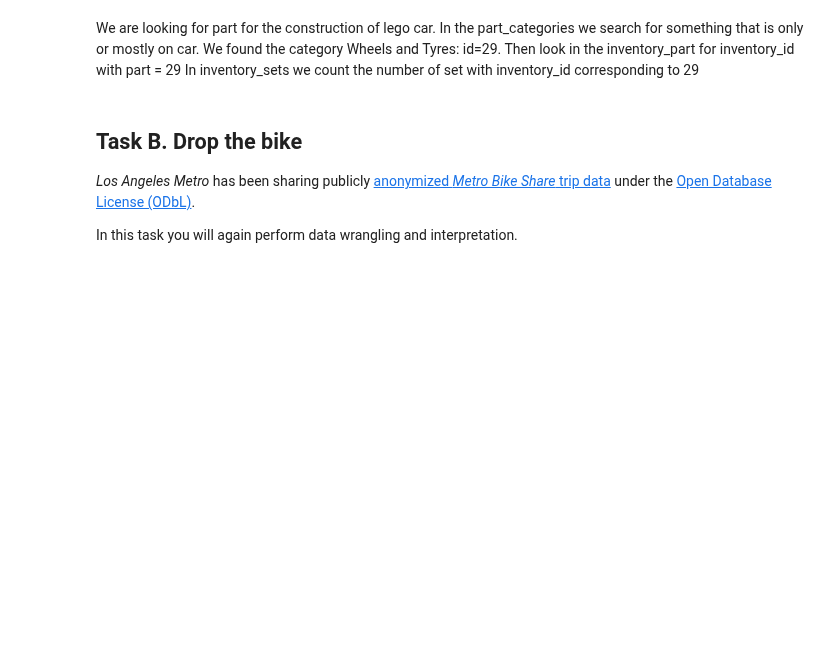
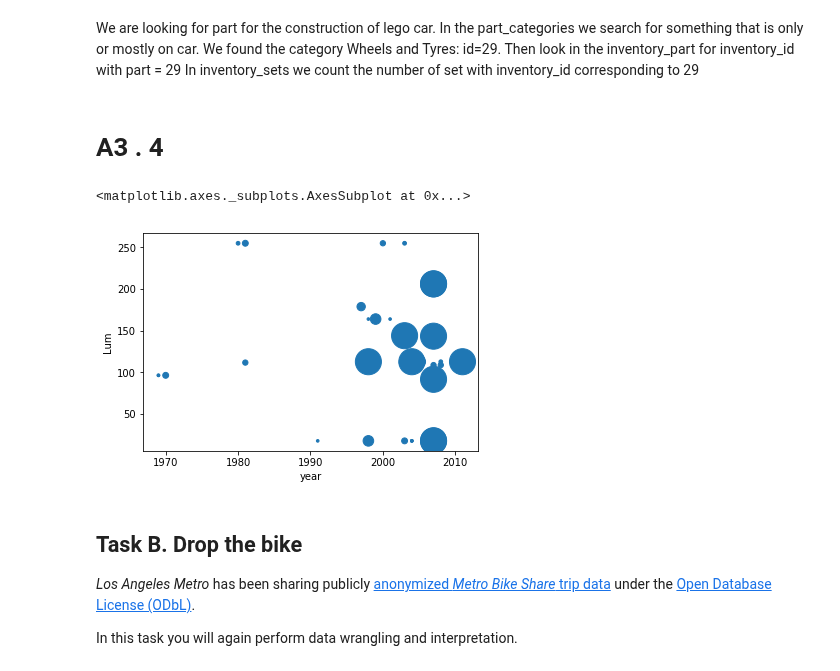
Before and after one commit to Apiquet/ADA_EPFL, a Jupyter notebook: ADA2018-Homework-master/01 - Pandas and Data Wrangling/Exercise 1.ipynb, the cells around one changed output. Cells and saved outputs as stored; diff of their text form; code cells hidden in the pictures; blank space fills up the shorter version.

```diff
--- a/ADA2018-Homework-master/01 - Pandas and Data Wrangling/Exercise 1.ipynb
+++ b/ADA2018-Homework-master/01 - Pandas and Data Wrangling/Exercise 1.ipynb
@@ -9,7 +9,7 @@ import numpy as np
 import matplotlib.pyplot as plt
 import seaborn as sns
 # %%
-DATA_FOLDER = r'C:/Users/Manana/Documents/GitHub/ADA_EPFL/ADA2018-Homework-master/01 - Pandas and Data Wrangling/data'
+DATA_FOLDER = r'C:\Users\antho\Documents\GitHub\ADA_EPFL\ADA2018-Homework-master/01 - Pandas and Data Wrangling/data'
 # %% [markdown]
 ## Task A. Another LEGO brick in the wall
 
@@ -283,13 +318,36 @@ groupby_sets
 #keeping only the color the most used for each set
 groupby_sets = inventory_color_filtered.groupby(['set_id','name']).set_id.count().reset_index(name="count")
 index = groupby_sets.groupby(['set_id'])['count'].transform(max) == groupby_sets['count']
-groupby_sets[index]
+color_sets = groupby_sets[index]
 # %% [markdown]
 We are looking for part for the construction of lego car.
 In the part_categories we search for something that is only or mostly on car.
 We found the category Wheels and Tyres: id=29.
 Then look in the inventory_part for inventory_id with part = 29
 In inventory_sets we count the number of set with inventory_id corresponding to 29
+# %% [markdown]
+
+#    A3 . 4    #
+# %%
+#merge the dataframe above with corresponding rbg to the name of the color
+color_set_rgb = pd.merge(color_sets, colors, how='inner',left_on=['name'], right_on=['name'])
+#Merge the dataframe above with sets, to get year for each set_id
+color_set_rgb_year =  pd.merge(color_set_rgb, sets, how='inner',left_on=['set_id'], right_on=['id'])
+
+#extract and convert R, G and B from string to int from rgb of each set
+color_set_rgb_year['R'] =  color_set_rgb_year.rgb.apply(lambda x:(int(x[0:2], 16) )) #R
+color_set_rgb_year['G'] =  color_set_rgb_year.rgb.apply(lambda x:(int(x[2:4], 16) )) #G
+color_set_rgb_year['B'] =  color_set_rgb_year.rgb.apply(lambda x:(int(x[4:6], 16) )) #B
+
+#Luminance
+color_set_rgb_year['Lum'] =np.sqrt(0.299* color_set_rgb_year.R* color_set_rgb_year.R + 0.587*color_set_rgb_year.G*color_set_rgb_year.G + 0.114*color_set_rgb_year.B*color_set_rgb_year.B)
+# %%
+color_set_rgb_year.sort_values(['year'])
+#Display scatter x = year , y = luminance, and the size is proportional to number of sets per year
+color_set_rgb_year.plot.scatter('year', 'Lum' ,color_set_rgb_year.groupby('year').year.count()*7)
+# %% [output]
+<matplotlib.axes._subplots.AxesSubplot at 0x...>
+[figure, added]
 # %% [markdown]
 ## Task B. Drop the bike
 
```
Also changed, not shown: parts of 3 cells of this notebook.
